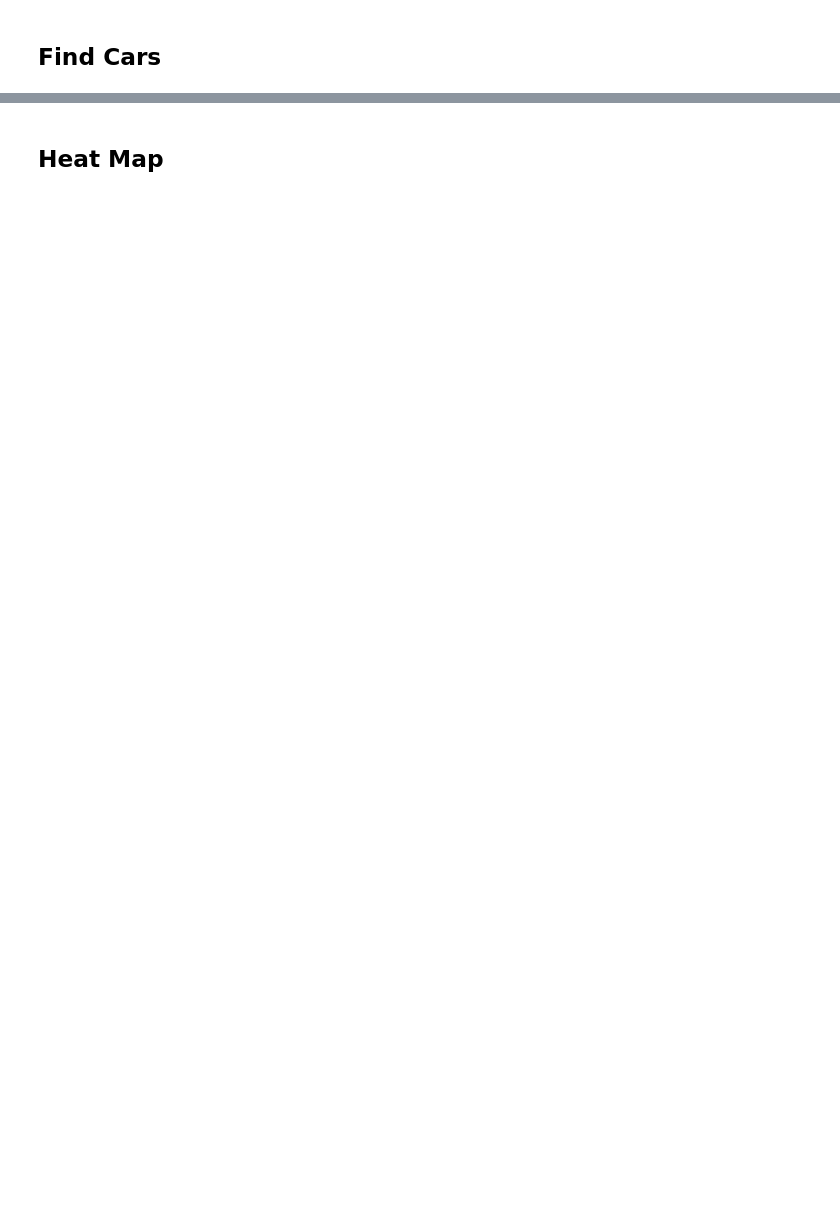
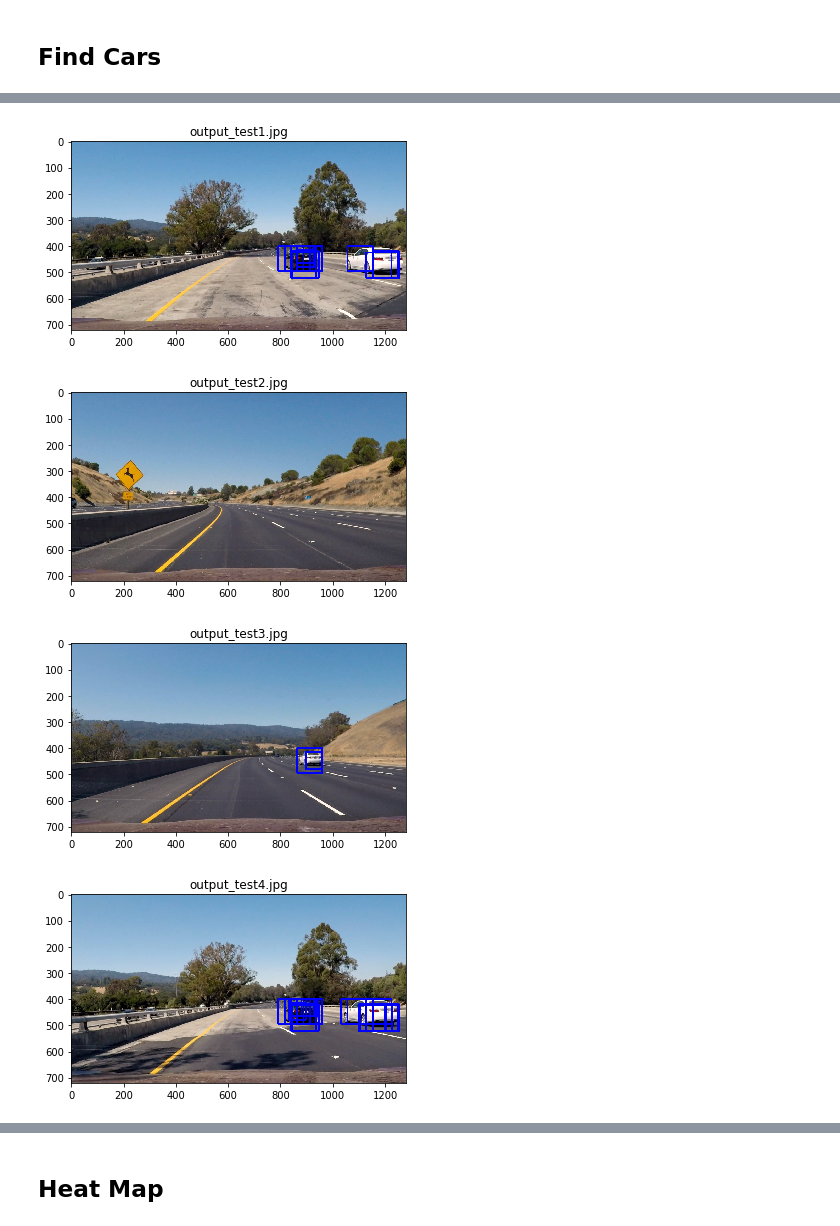
Before and after one commit to xushengyao/CarND-Vehicle-Detection, a Jupyter notebook: vehicle_detection.ipynb, the cells around one changed output, grey strips where cells are left out. Cells and saved outputs as stored; diff of their text form; code cells hidden in the pictures; blank space fills up the shorter version.

```diff
--- a/vehicle_detection.ipynb
+++ b/vehicle_detection.ipynb
@@ -166,10 +167,11 @@ def extract_features(imgs, color_space='RGB', spatial_size=(32, 32),
 # %% [markdown]
 ## Training Classfier
 # %%
-color_space = 'YCrCb'
+color_space = 'YUV'
+# color_space = 'YCrCb'
 spatial_size = (32, 32)
 hist_bins = 32
-orient = 9
+orient = 13
 pix_per_cell = 8
 cell_per_block = 2
 hog_channel = "ALL"
@@ -496,0 +461,74 @@ for image in test_images:
+# %%
+def Search_Pipeline(img):
+    boxes = []
+    ystart = 400
+    ystop = 500
+    scale = 1.0
+    _, bboxes1 = find_cars(img, ystart, ystop, scale, svc, X_Scaler, orient, pix_per_cell, cell_per_block, spatial_size, hist_bins)
+    ystart = 400
+    ystop = 500
+    scale = 1.3
+    _, bboxes2 = find_cars(img, ystart, ystop, scale, svc, X_Scaler, orient, pix_per_cell, cell_per_block, spatial_size, hist_bins)
+    ystart = 410
+    ystop = 500
+    scale = 1.4
+    _, bboxes3 = find_cars(img, ystart, ystop, scale, svc, X_Scaler, orient, pix_per_cell, cell_per_block, spatial_size, hist_bins)
+    ystart = 420
+    ystop = 556
+    scale = 1.6
+    _, bboxes4 = find_cars(img, ystart, ystop, scale, svc, X_Scaler, orient, pix_per_cell, cell_per_block, spatial_size, hist_bins)
+    ystart = 430
+    ystop = 556
+    scale = 1.8
+    _, bboxes5 = find_cars (img, ystart, ystop, scale, svc, X_Scaler, orient, pix_per_cell, cell_per_block, spatial_size, hist_bins)
+    ystart = 430
+    ystop = 556
+    scale = 2.0
+    _, bboxes6 = find_cars (img, ystart, ystop, scale, svc, X_Scaler, orient, pix_per_cell, cell_per_block, spatial_size, hist_bins)
+    ystart = 440
+    ystop = 556
+    scale = 1.9
+    _, bboxes7 = find_cars (img, ystart, ystop, scale, svc, X_Scaler, orient, pix_per_cell, cell_per_block, spatial_size, hist_bins)
+    ystart = 400
+    ystop = 656
+    scale = 1.5
+    _, bboxes8 = find_cars(img, ystart, ystop, scale, svc, X_Scaler, orient, pix_per_cell, cell_per_block, spatial_size, hist_bins)
+    ystart = 400
+    ystop = 556
+    scale = 2.2
+    _, bboxes9 = find_cars (img, ystart, ystop, scale, svc, X_Scaler, orient, pix_per_cell, cell_per_block, spatial_size, hist_bins)
+    ystart = 500
+    ystop = 656
+    scale = 3.0
+    _, bboxes10 = find_cars (img, ystart, ystop, scale, svc, X_Scaler, orient, pix_per_cell, cell_per_block, spatial_size, hist_bins)
+
+    boxes.extend(bboxes1)
+    boxes.extend(bboxes2)
+    boxes.extend(bboxes3)
+    boxes.extend(bboxes4)
+    boxes.extend(bboxes5)
+    boxes.extend(bboxes6)
+    boxes.extend(bboxes7)
+    boxes.extend(bboxes8)
+    boxes.extend(bboxes9)
+    boxes.extend(bboxes10)
+#     bboxes = []
+
+    return boxes
+
+
+test_images = os.listdir("./test_images/")
+for image in test_images:
+    img = mpimg.imread("./test_images/"+image)
+    test_img = np.copy(img)
+    boxes = Search_Pipeline(img)
+    img_out = draw_boxes(test_img, boxes, color=(0, 0, 255), thick=6)
+    plt.imshow(img_out)
+    plt.title('output_'+image)
+    plt.show()
+    mpimg.imsave("output_images/""output_"+image, img_out)
+# %% [output]
+[figure, added]
+[figure, added]
+[figure, added]
+[figure, added]
```
Also changed, not shown: parts of 13 cells of this notebook, 12 other files.
